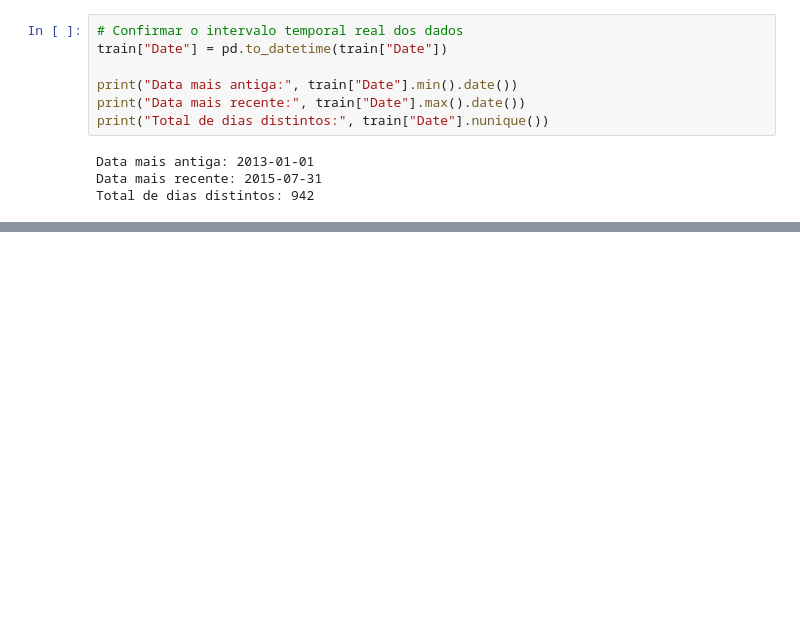
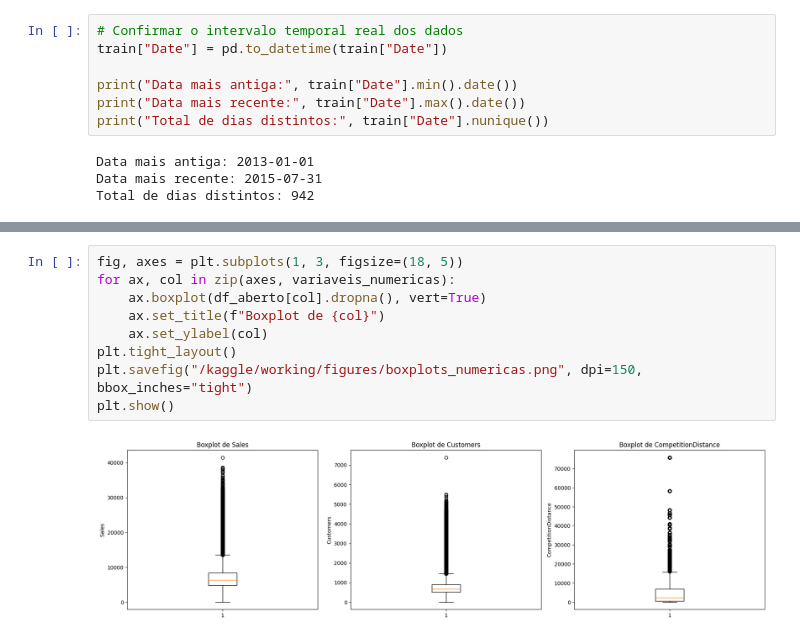
Before and after one commit to tomas15moreira/Projeto-Otimiza-o-de-Invent-rio-Vendas-de-Retalho-, a Jupyter notebook: notebooks/1.0_eda_limpeza.ipynb, the cells around one changed output, grey strips where cells are left out. Drawn from its saved outputs; the diff is of its cells as text; blank space fills up the shorter version.

```diff
--- a/notebooks/1.0_eda_limpeza.ipynb
+++ b/notebooks/1.0_eda_limpeza.ipynb
@@ -205,0 +260,11 @@ O projeto avança agora para a fase de Análise Exploratória de Dados (Mileston
+# %%
+fig, axes = plt.subplots(1, 3, figsize=(18, 5))
+for ax, col in zip(axes, variaveis_numericas):
+    ax.boxplot(df_aberto[col].dropna(), vert=True)
+    ax.set_title(f"Boxplot de {col}")
+    ax.set_ylabel(col)
+plt.tight_layout()
+plt.savefig("/kaggle/working/figures/boxplots_numericas.png", dpi=150, bbox_inches="tight")
+plt.show()
+# %% [output]
+[figure, added]
```
Also changed, not shown: parts of 34 cells of this notebook.
